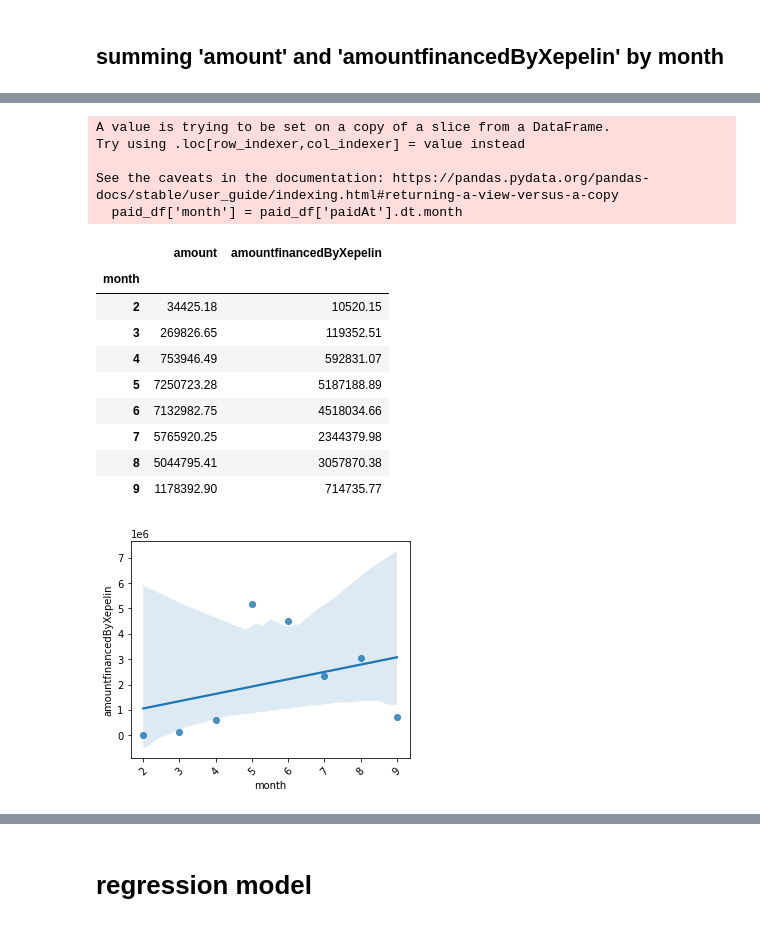
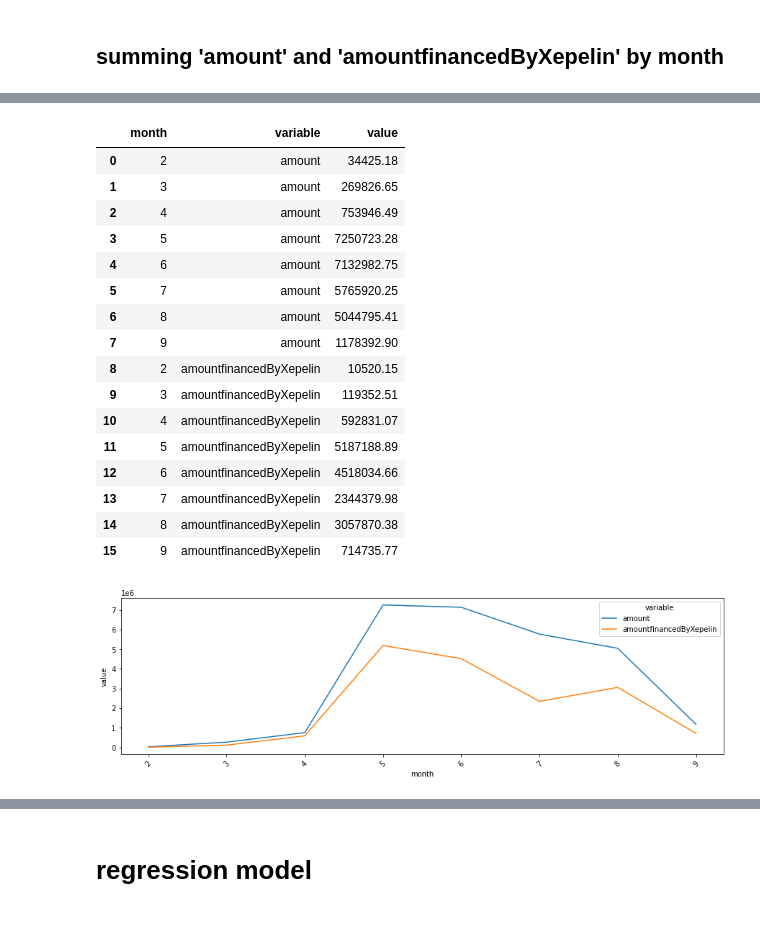
Before and after one commit to andrescerv/xepelin-challenge, a Jupyter notebook: notebook.ipynb, the cells around one changed output, grey strips where cells are left out. Saved outputs shown, nothing was run; the diff lists cells and outputs as text; code cells hidden in the pictures.

```diff
--- a/notebook.ipynb
+++ b/notebook.ipynb
@@ -155,3 +128,0 @@ sum_df[(sum_df['paidAt'] >= '2021-07-01') & (sum_df['paidAt'] <= '2021-07-15')]
-# %%
-melt_df = pd.melt(sum_df, ['paidAt'])
-melt_df
@@ -209,30 +132,37 @@ paid_df
 paid_df['month'] = paid_df['paidAt'].dt.month
 
 month_df = paid_df.groupby('month').agg({'amount':'sum', 'amountfinancedByXepelin':'sum'})
+month_df.reset_index(inplace=True) #, drop=True)
 
-month_df
+melt_month_df = pd.melt(month_df, ['month'])
+
+melt_month_df
 # %% [output]
-A value is trying to be set on a copy of a slice from a DataFrame.
-Try using .loc[row_indexer,col_indexer] = value instead
-
-See the caveats in the documentation: https://pandas.pydata.org/pandas-docs/stable/user_guide/indexing.html#returning-a-view-versus-a-copy
-  paid_df['month'] = paid_df['paidAt'].dt.month
-|  | amount | amountfinancedByXepelin |
-| month |  |  |
-| 2 | 34425.18 | 10520.15 |
-| 3 | 269826.65 | 119352.51 |
-| 4 | 753946.49 | 592831.07 |
-| 5 | 7250723.28 | 5187188.89 |
-| 6 | 7132982.75 | 4518034.66 |
-| 7 | 5765920.25 | 2344379.98 |
-| 8 | 5044795.41 | 3057870.38 |
-| 9 | 1178392.90 | 714735.77 |
+|  | month | variable | value |
+| 0 | 2 | amount | 34425.18 |
+| 1 | 3 | amount | 269826.65 |
+| 2 | 4 | amount | 753946.49 |
+| 3 | 5 | amount | 7250723.28 |
+| 4 | 6 | amount | 7132982.75 |
+| 5 | 7 | amount | 5765920.25 |
+| 6 | 8 | amount | 5044795.41 |
+| 7 | 9 | amount | 1178392.90 |
+| 8 | 2 | amountfinancedByXepelin | 10520.15 |
+| 9 | 3 | amountfinancedByXepelin | 119352.51 |
+| 10 | 4 | amountfinancedByXepelin | 592831.07 |
+| 11 | 5 | amountfinancedByXepelin | 5187188.89 |
+| 12 | 6 | amountfinancedByXepelin | 4518034.66 |
+| 13 | 7 | amountfinancedByXepelin | 2344379.98 |
+| 14 | 8 | amountfinancedByXepelin | 3057870.38 |
+| 15 | 9 | amountfinancedByXepelin | 714735.77 |
 # %%
-plt.figure(figsize = (5,4))
-ax = sns.regplot(x=month_df.index, y='amountfinancedByXepelin',
-                  data=month_df
+plt.figure(figsize = (15,4))
+ax = sns.lineplot(x='month', y='value',
+                 hue='variable',
+                 data=melt_df,
+                ci=None
                  )
 plt.xticks(rotation=45)
 None
 # %% [output]
-[figure, old version]
+[figure, new version]
```
Also changed, not shown: parts of 29 cells of this notebook, 1 other file.
